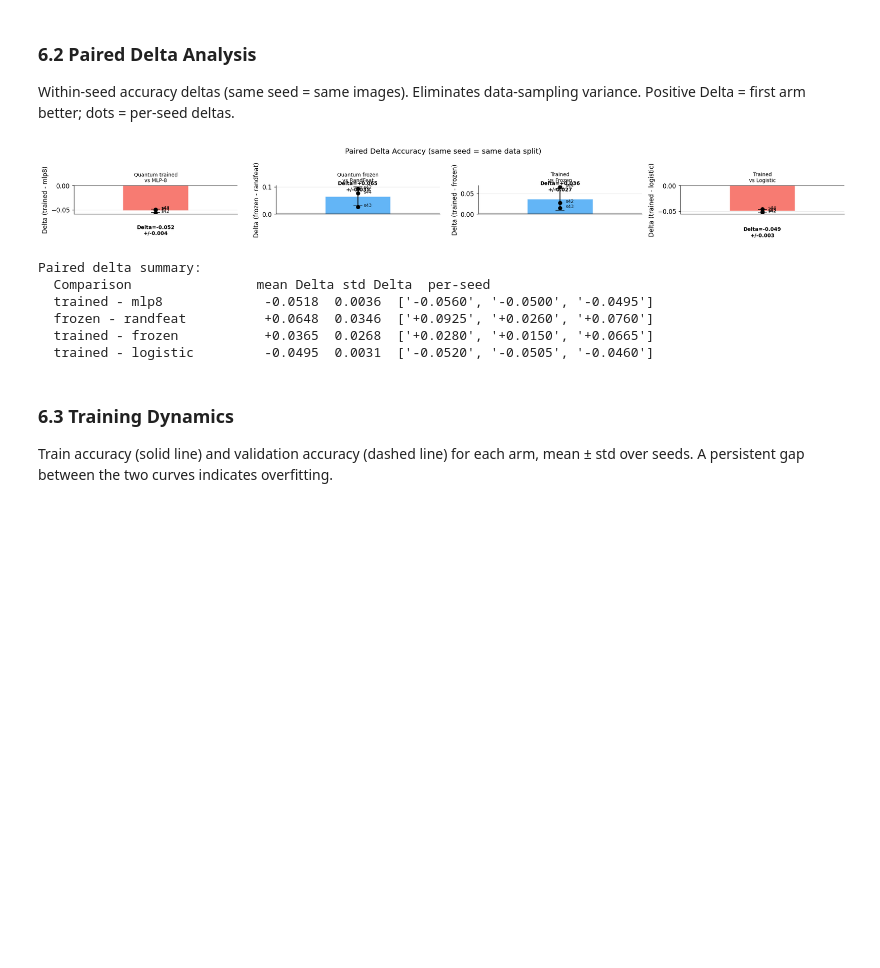
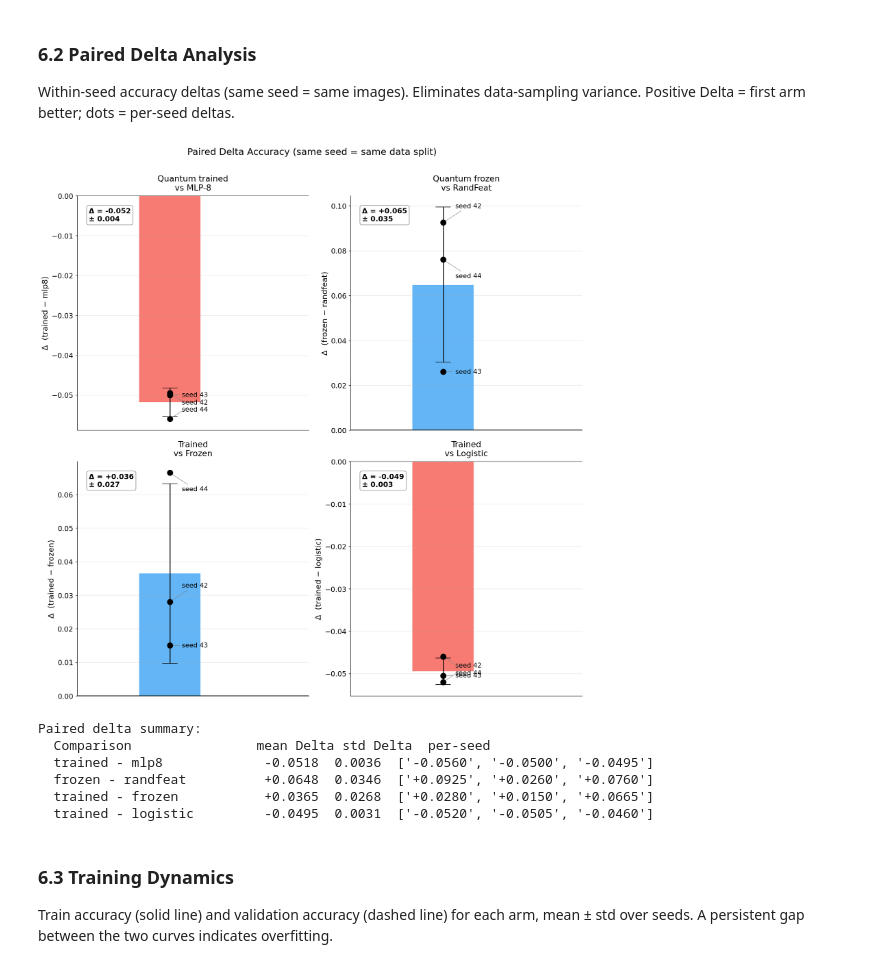
Before and after one commit to andreainno22/SEAI_project_BRUTTO, a Jupyter notebook: notebook_preliminary_analysis.ipynb, the cells around one changed output. Cells and saved outputs as stored; diff of their text form; code cells hidden in the pictures; blank space fills up the shorter version.

```diff
--- a/notebook_preliminary_analysis.ipynb
+++ b/notebook_preliminary_analysis.ipynb
@@ -346,52 +345,61 @@ Positive Delta = first arm better; dots = per-seed deltas.
 # %%
 if df3 is None:
     _nd3("6.2")
 else:
     pivot3 = df3.pivot_table(index="seed", columns="arm", values="test_acc")
     seeds  = pivot3.index.tolist()
 
     COMPS = [
         ("trained","mlp8",    "Quantum trained\nvs MLP-8"),
         ("frozen", "randfeat","Quantum frozen\nvs RandFeat"),
         ("trained","frozen",  "Trained\nvs Frozen"),
         ("trained","logistic","Trained\nvs Logistic"),
     ]
     valid = [(a,b,l) for a,b,l in COMPS if a in pivot3.columns and b in pivot3.columns]
 
     if not valid:
         print("WARNING:  Not enough arms for paired deltas. Need >=2 arms completed.")
     else:
-        fig, axes = plt.subplots(1, len(valid), figsize=(5*len(valid), 4.5))
-        if len(valid) == 1: axes = [axes]
-        for ax, (a1,a2,lbl) in zip(axes, valid):
+        fig, axes = plt.subplots(2, 2, figsize=(14, 14), dpi=130)
+        axf = axes.flatten()
+        # 30pt di gap uniforme tra tutti e tre i seed
+        y_offsets = [30, 0, -30]
+        for ax, (a1, a2, lbl) in zip(axf, valid):
             d = pivot3[a1] - pivot3[a2]
             mean_d, std_d = d.mean(), d.std()
             color = "#2196F3" if mean_d >= 0 else "#F44336"
             ax.bar([0], [mean_d], color=color, alpha=0.7, width=0.4,
-                   yerr=std_d, capsize=8, edgecolor="white")
-            for s, v in zip(seeds, d):
-                ax.scatter(0, v, color="black", s=40, zorder=5)
-                ax.annotate(f"s{s}", (0,v), textcoords="offset points",
-                            xytext=(10,0), fontsize=8)
-            ax.axhline(0, color="black", lw=1)
-            ax.set_xlim(-0.5, 0.5); ax.set_xticks([])
-            ax.set_ylabel(f"Delta ({a1} - {a2})")
-            ax.set_title(lbl, fontsize=9)
-            ax.text(0, mean_d+(0.02 if mean_d>=0 else -0.05),
-                    f'Delta={mean_d:+.3f}\n+/-{std_d:.3f}',
-                    ha="center", fontsize=9, fontweight="bold")
-        fig.suptitle("Paired Delta Accuracy (same seed = same data split)", fontsize=13, y=1.02)
-        plt.tight_layout(); plt.show()
+                   yerr=std_d, capsize=14, edgecolor="white")
+            for (s, v), yoff in zip(zip(seeds, d), y_offsets):
+                ax.scatter(0, v, color="black", s=100, zorder=5)
+                ax.annotate(f"seed {s}", (0, v), textcoords="offset points",
+                            xytext=(22, yoff), fontsize=12, va="center",
+                            arrowprops=dict(arrowstyle="-", color="gray", lw=0.7))
+            ax.axhline(0, color="black", lw=1.2)
+            ax.set_xlim(-0.6, 0.9)
+            ax.set_xticks([])
+            ax.set_ylabel(f"Δ  ({a1} − {a2})", fontsize=14)
+            ax.set_title(lbl, fontsize=15, pad=10)
+            ax.tick_params(axis="y", labelsize=13)
+            ax.text(0.05, 0.95,
+                    f'Δ = {mean_d:+.3f}\n± {std_d:.3f}',
+                    transform=ax.transAxes,
+                    va="top", ha="left", fontsize=13, fontweight="bold",
+                    bbox=dict(boxstyle="round,pad=0.3", fc="white", ec="gray", alpha=0.85))
+        fig.suptitle("Paired Delta Accuracy (same seed = same data split)",
+                     fontsize=17, y=1.01)
+        plt.tight_layout()
+        plt.show()
 
         print("\nPaired delta summary:")
         print(f"  {'Comparison':<25} {'mean Delta':>8} {'std Delta':>7}  per-seed")
-        for a1,a2,_ in valid:
+        for a1, a2, _ in valid:
             if a1 in pivot3.columns and a2 in pivot3.columns:
                 d = pivot3[a1] - pivot3[a2]
                 print(f"  {a1+' - '+a2:<25} {d.mean():>+8.4f} {d.std():>7.4f}  "
                       f"{[f'{v:+.4f}' for v in d.values]}")
 # %% [output]
-[figure, old version]
+[figure, new version]
 Paired delta summary:
   Comparison                mean Delta std Delta  per-seed
   trained - mlp8             -0.0518  0.0036  ['-0.0560', '-0.0500', '-0.0495']
```
Also changed, not shown: parts of 20 cells of this notebook.
